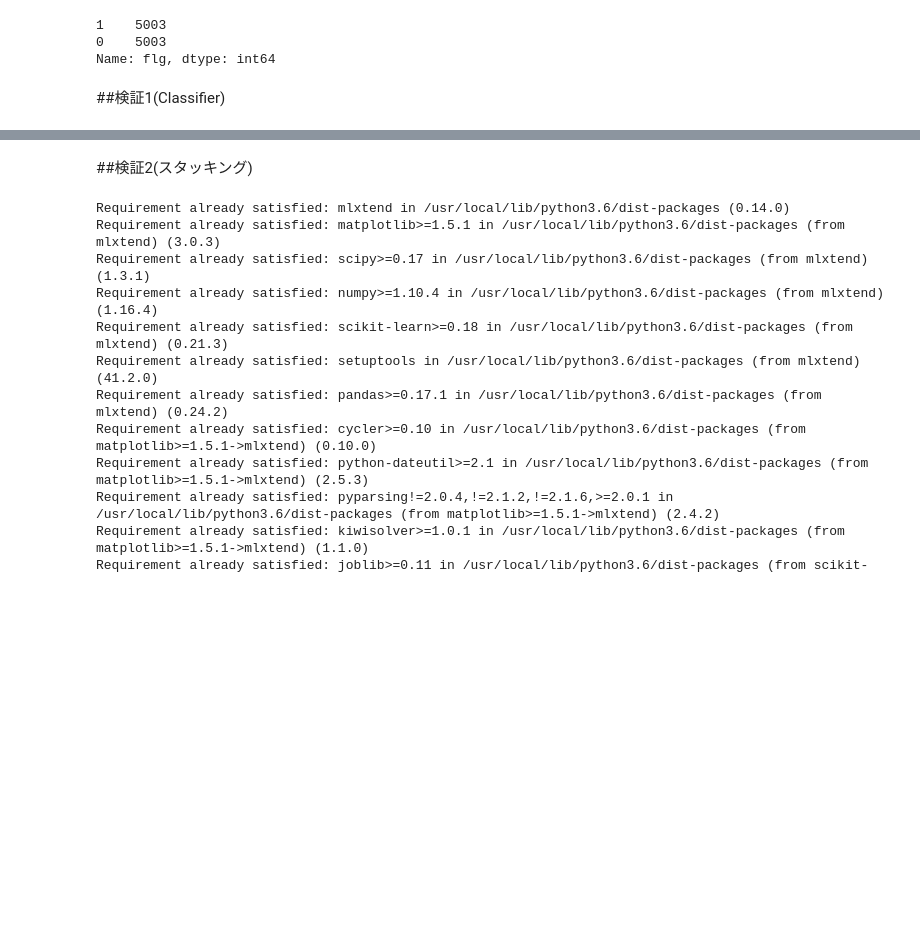
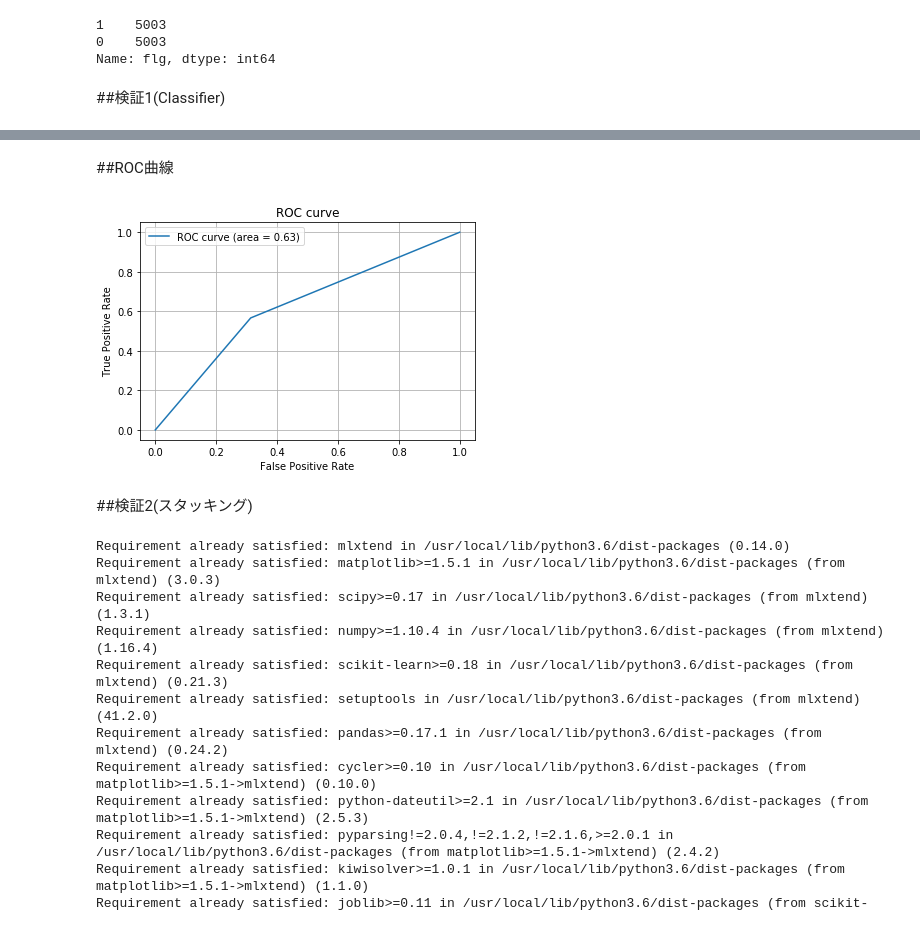
Before and after one commit to soichi-fujiwara/jupyter-notebook, a Jupyter notebook: Train_Accidents_Pred_0904.ipynb, the cells around one changed output, grey strips where cells are left out. Cells and saved outputs as stored; diff of their text form; code cells hidden in the pictures; blank space fills up the shorter version.

```diff
--- a/Train_Accidents_Pred_0904.ipynb
+++ b/Train_Accidents_Pred_0904.ipynb
@@ -705,3 +715,29 @@ RandomForestClassifier の正解率 =  0.6368631368631369
+# %% [markdown]
+##ROC曲線
+# %%
+#AUC(Area Under Curve)=ROC 曲線下の面積
+from sklearn import metrics
+import matplotlib.pyplot as plt
+import numpy as np
+%matplotlib inline
+
+# FPR,TPR(しきい値)を算出
+fpr, tpr, thresholds = metrics.roc_curve(y_test, y_pred)
+
+# AUC
+auc = metrics.auc(fpr, tpr)
+
+# ROC曲線をプロット
+plt.plot(fpr, tpr, label='ROC curve (area = %.2f)'%auc)
+#判例
+plt.legend()
+plt.title('ROC curve')
+plt.xlabel('False Positive Rate')
+plt.ylabel('True Positive Rate')
+#目盛り
+plt.grid(True)
+# %% [output]
+[figure, added]
 # %% [markdown]
 ##検証2(スタッキング)
 # %%
```
Also changed, not shown: parts of 9 cells of this notebook.
